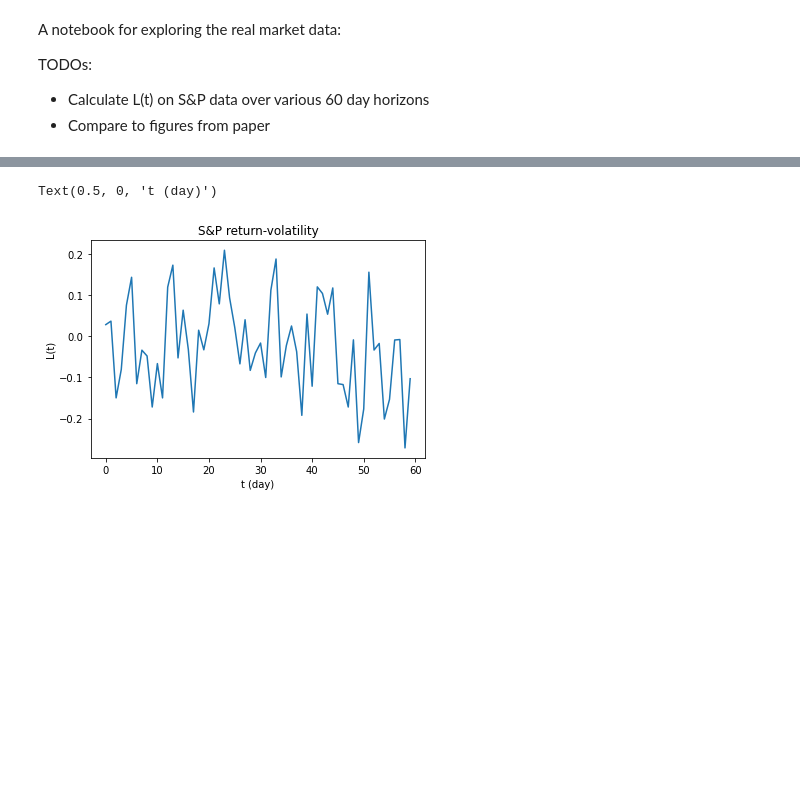
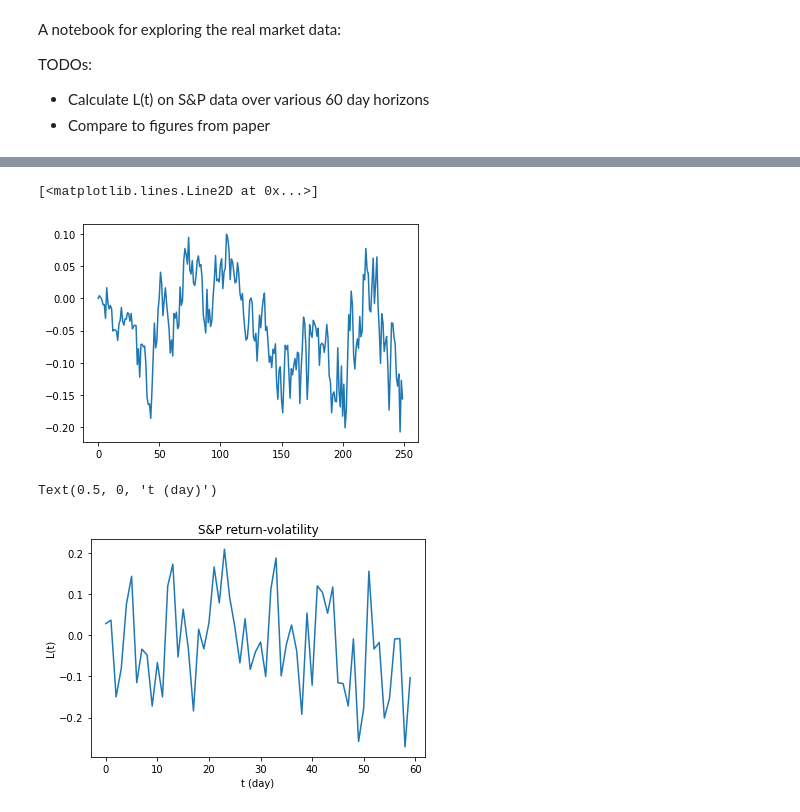
Before and after one commit to Cfckoh/485FinancialProject, a Jupyter notebook: data_playground.ipynb, the cells around one changed output, grey strips where cells are left out. Saved outputs shown, nothing was run; the diff lists cells and outputs as text; code cells hidden in the pictures; blank space fills up the shorter version.

```diff
--- a/data_playground.ipynb
+++ b/data_playground.ipynb
@@ -19,3 +40,12 @@ norm_returns = calc_normalized_return(returns)
+# %%
+R_primes=[]
+for t in range(1,len(norm_returns)):
+    R_primes.append(utility.calc_weighted_return_noGamma(returns,150,t))
+
+plt.plot(R_primes)
+# %% [output]
+[<matplotlib.lines.Line2D at 0x...>]
+[figure, added]
 # %%
 t_end = 60
 ret_vol_cor=np.zeros(t_end)
```
Also changed, not shown: parts of 2 cells of this notebook, 2 other files.
